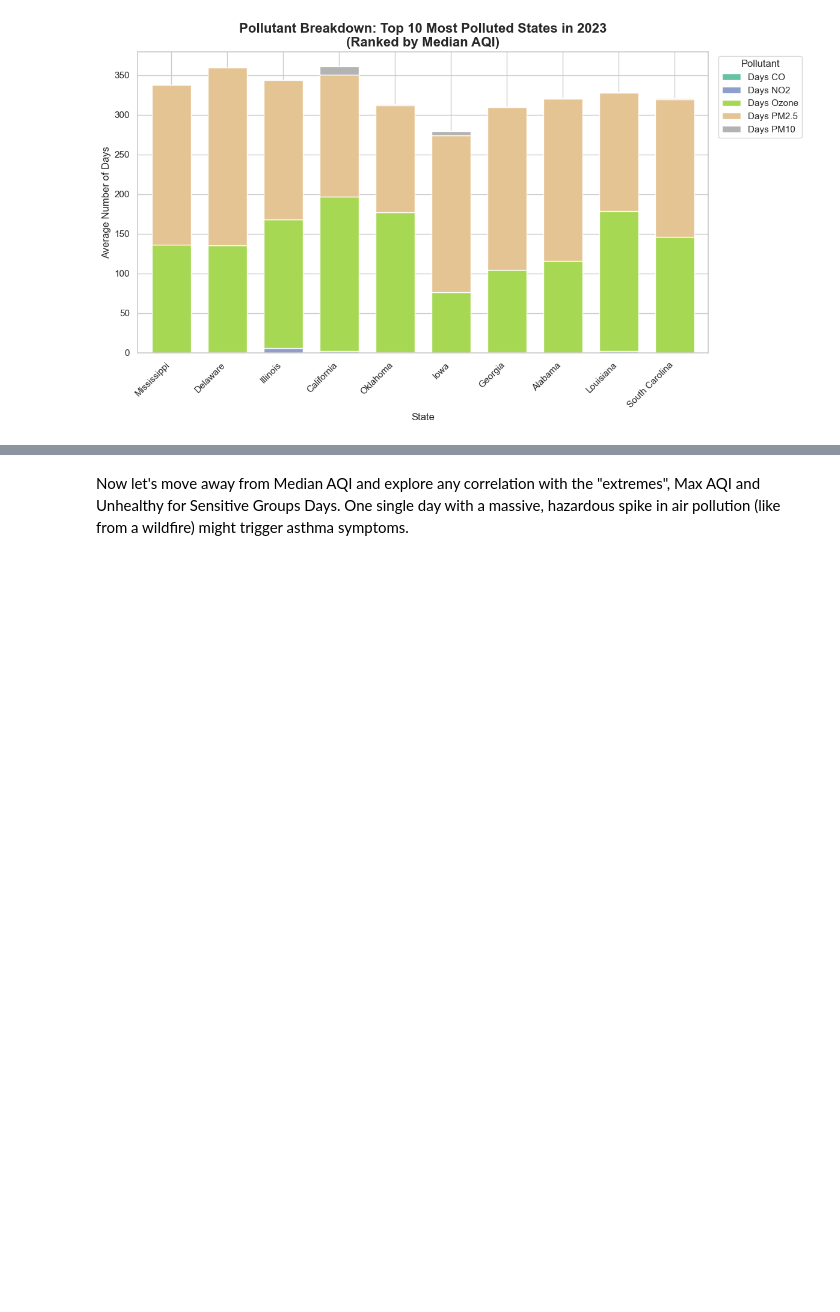
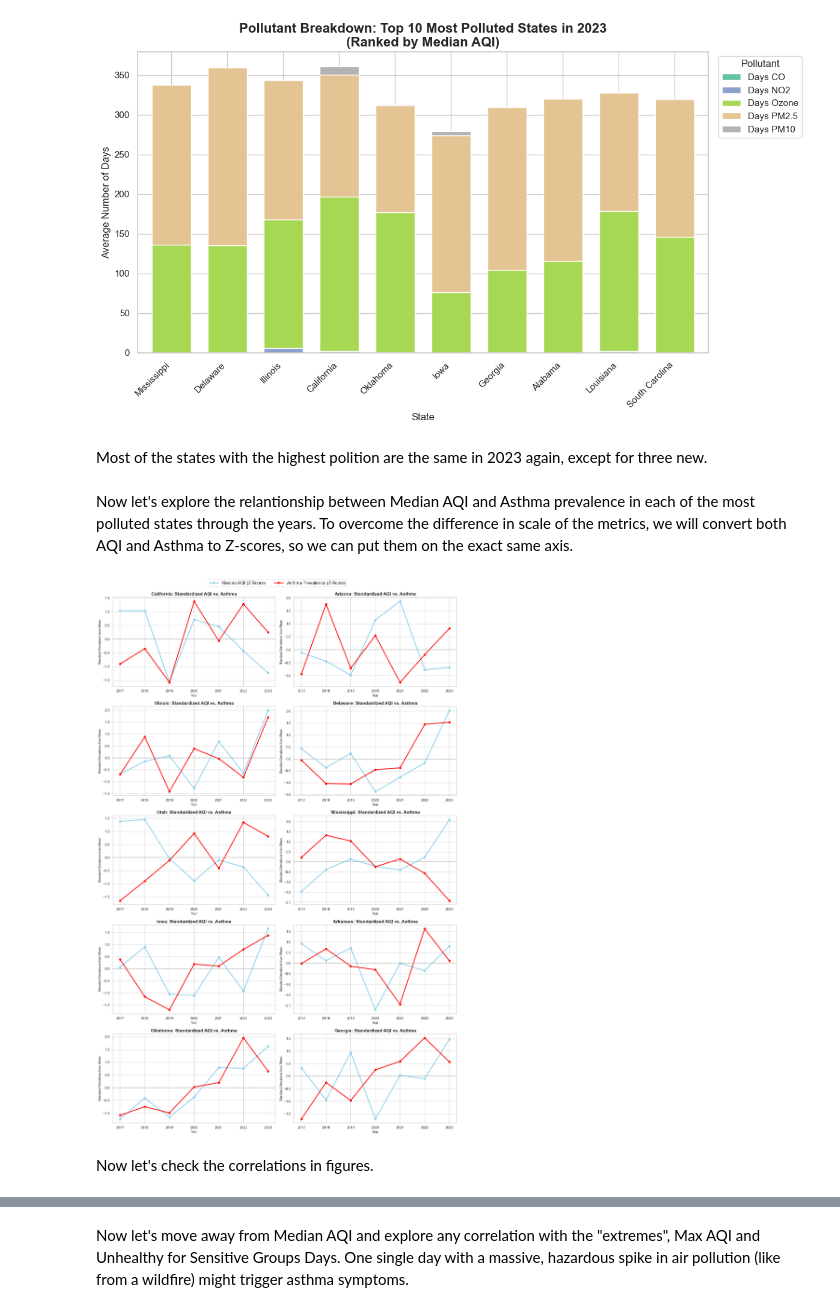
Before and after one commit to KalinaMarkova/data_science_course_project, a Jupyter notebook: The Impact of Air Pollution on Asthma A Regression Analysis.ipynb, the cells around one changed output, grey strips where cells are left out. Cells and saved outputs as stored; diff of their text form; code cells hidden in the pictures; blank space fills up the shorter version.

Commit message:
adding EDA and regression analysis for Comparing state pollution with state asthma prevalence by year

```diff
--- a/The Impact of Air Pollution on Asthma A Regression Analysis.ipynb
+++ b/The Impact of Air Pollution on Asthma A Regression Analysis.ipynb
@@ -834,3 +857,59 @@ plt.tight_layout()
 plt.show()
 # %% [output]
 [figure]
+# %% [markdown]
+Most of the states with the highest polition are the same in 2023 again, except for three new.
+# %% [markdown]
+Now let's explore the relantionship between Median AQI and Asthma prevalence in each of the most polluted states through the years. To overcome the difference in scale of the metrics, we will convert both AQI and Asthma to Z-scores, so we can put them on the exact same axis.
+# %%
+states_to_plot = top_polluted.index.tolist()
+
+sns.set_theme(style="whitegrid")
+fig, axes = plt.subplots(nrows = 5, ncols = 2, figsize = (16, 24))
+axes = axes.flatten()
+
+for i, state in enumerate(states_to_plot):
+    state_data = merged_state[merged_state['State'] == state].sort_values('Year').copy()
+
+    # Calculating Z-scores
+    state_data['AQI_Z'] = zscore(state_data['Median AQI'])
+    state_data['Asthma_Z'] = zscore(state_data['asthma'])
+
+    ax = axes[i]
+
+    ax.plot(
+        state_data['Year'].astype(str),
+        state_data['AQI_Z'],
+        color='skyblue', marker = 'o', linewidth = 2.5, label = 'Median AQI (Z-Score)'
+    )
+    ax.plot(
+        state_data['Year'].astype(str),
+        state_data['Asthma_Z'],
+        color = 'red', marker = 'o', linewidth = 2.5, label = 'Asthma Prevalence (Z-Score)'
+    )
+
+    # Add a baseline at 0 which represents the exact average for that state
+    ax.axhline(0, color = 'grey', linestyle = '--', alpha = 0.7)
+
+    ax.set_title(f"{state}: Standardized AQI vs. Asthma", fontsize = 14, fontweight = 'bold')
+    ax.set_ylabel("Standard Deviations from Mean", fontsize = 10)
+    ax.set_xlabel("Year", fontsize = 10)
+
+aqi_line = mlines.Line2D([], [], color = 'skyblue', marker = 'o', markersize = 6, linewidth = 2.5, label = 'Median AQI (Z-Score)')
+asthma_line = mlines.Line2D([], [], color = 'red', marker = 'o', markersize = 6, linewidth = 2.5, label = 'Asthma Prevalence (Z-Score)')
+
+fig.legend(
+    handles = [aqi_line, asthma_line],
+    loc = 'upper center',
+    bbox_to_anchor = (0.5, 1.02),
+    ncol = 2,
+    fontsize = 14,
+    frameon = True
+)
+
+plt.tight_layout()
+plt.show()
+# %% [output]
+[figure, added]
+# %% [markdown]
+Now let's check the correlations in figures.
```
Also changed, not shown: parts of 8 cells of this notebook.
